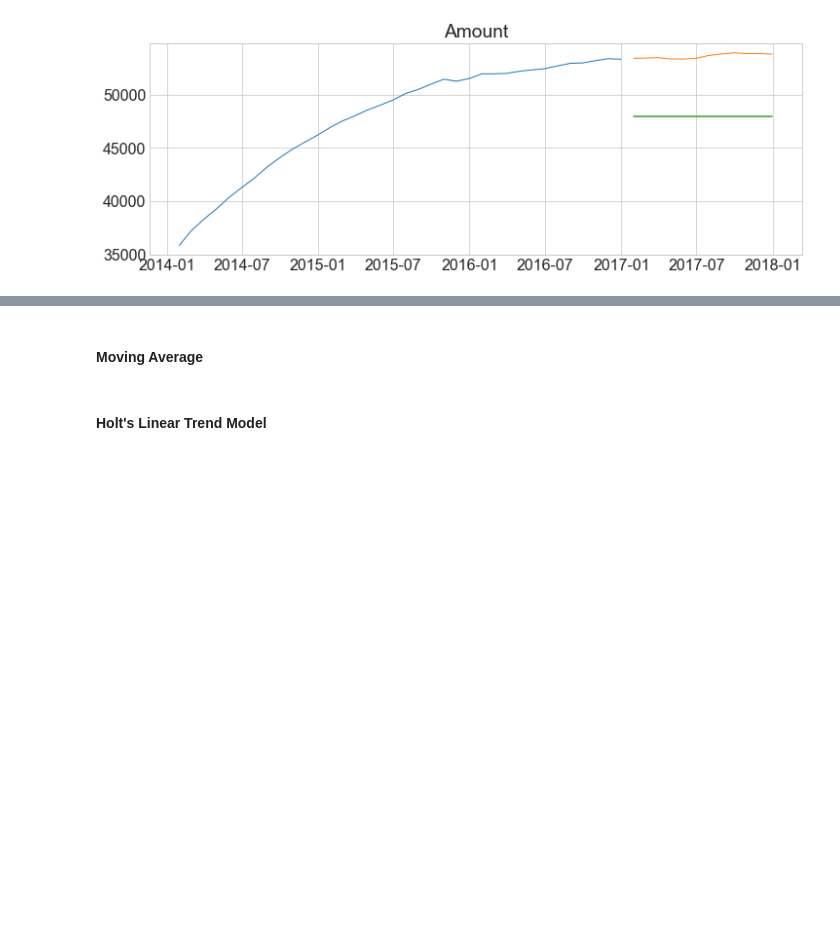
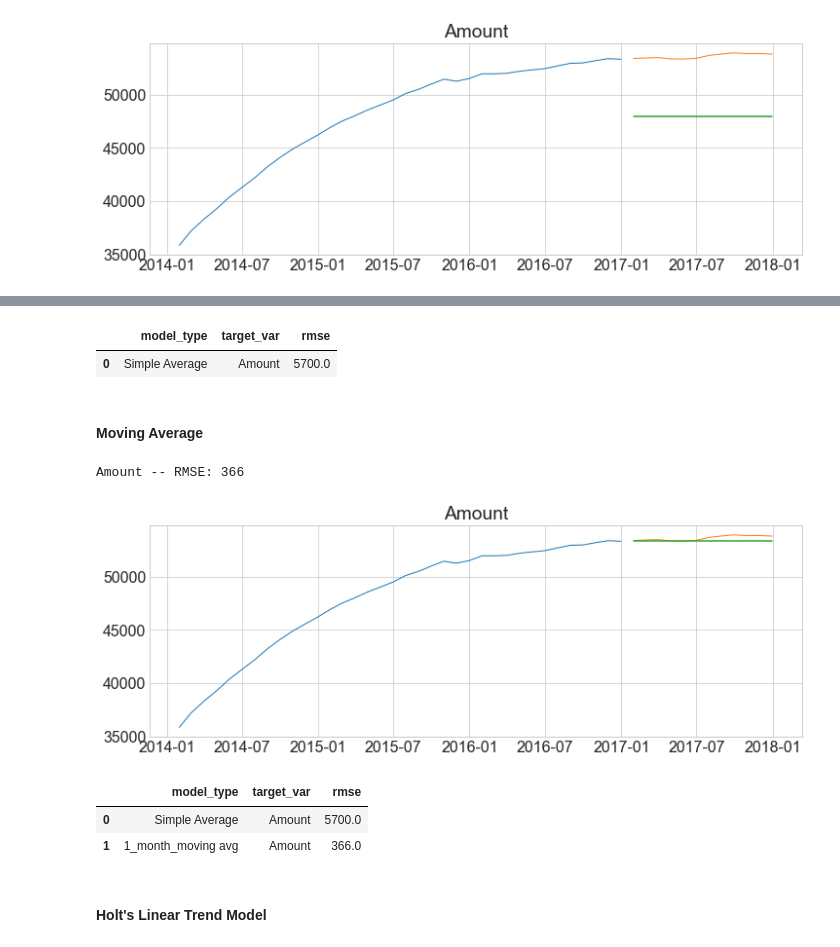
Before and after one commit to markydoug/time-series-exercises, a Jupyter notebook: model.ipynb, the cells around one changed output, grey strips where cells are left out. Saved outputs shown, nothing was run; the diff lists cells and outputs as text; code cells hidden in the pictures; blank space fills up the shorter version.

Commit message:
Add extra models

```diff
--- a/model.ipynb
+++ b/model.ipynb
@@ -144,2 +163,7 @@ Amount -- RMSE: 5700
+# %%
+eval_df
+# %% [output]
+|  | model_type | target_var | rmse |
+| 0 | Simple Average | Amount | 5700.0 |
 # %% [markdown]
 #### Moving Average
@@ -145,0 +175,5 @@ Amount -- RMSE: 5700
+# %%
+plot_and_eval('Amount')
+# %% [output]
+Amount -- RMSE: 366
+[figure, added]
@@ -146,2 +183,8 @@ Amount -- RMSE: 5700
+# %%
+eval_df
+# %% [output]
+|  | model_type | target_var | rmse |
+| 0 | Simple Average | Amount | 5700.0 |
+| 1 | 1_month_moving avg | Amount | 366.0 |
 # %% [markdown]
 #### Holt's Linear Trend Model
```
Also changed, not shown: parts of 14 cells of this notebook.
